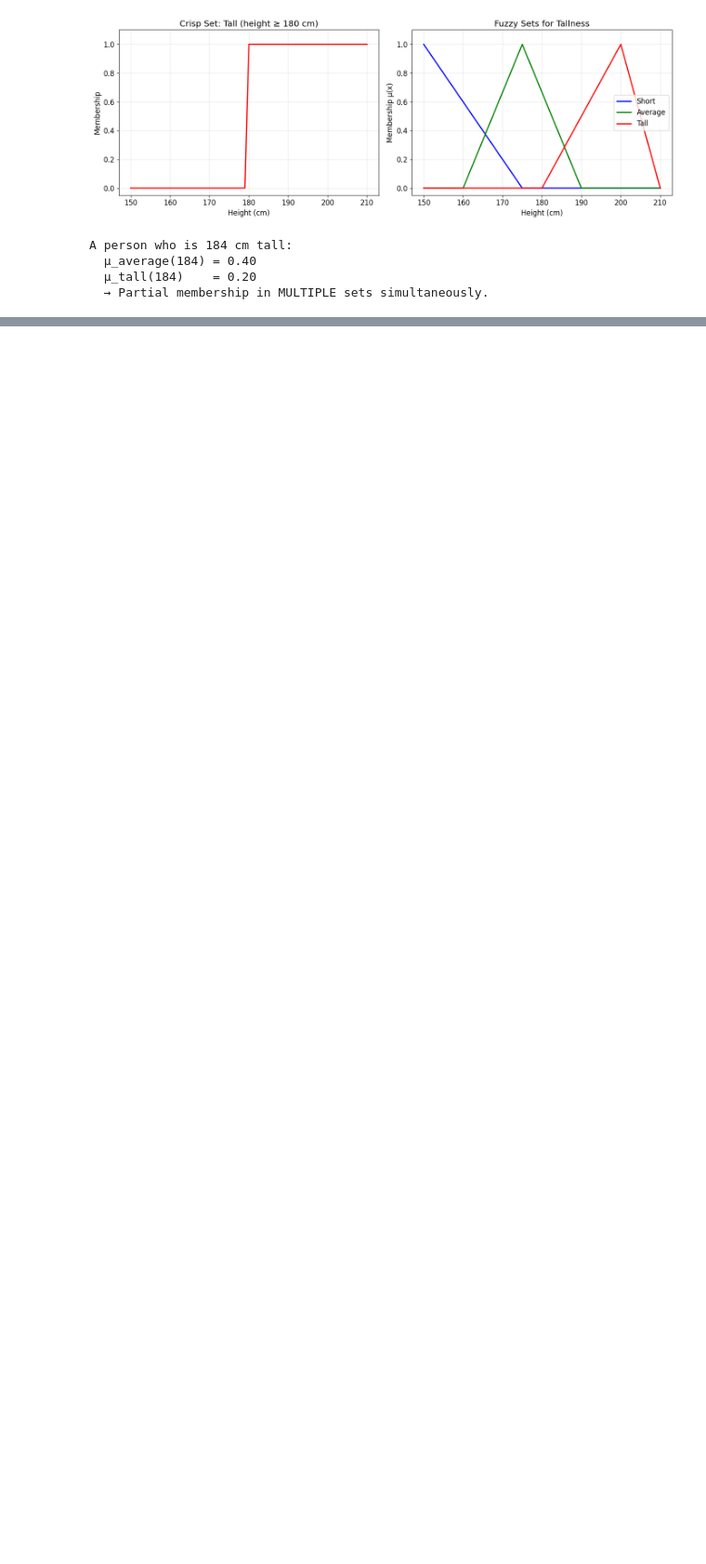
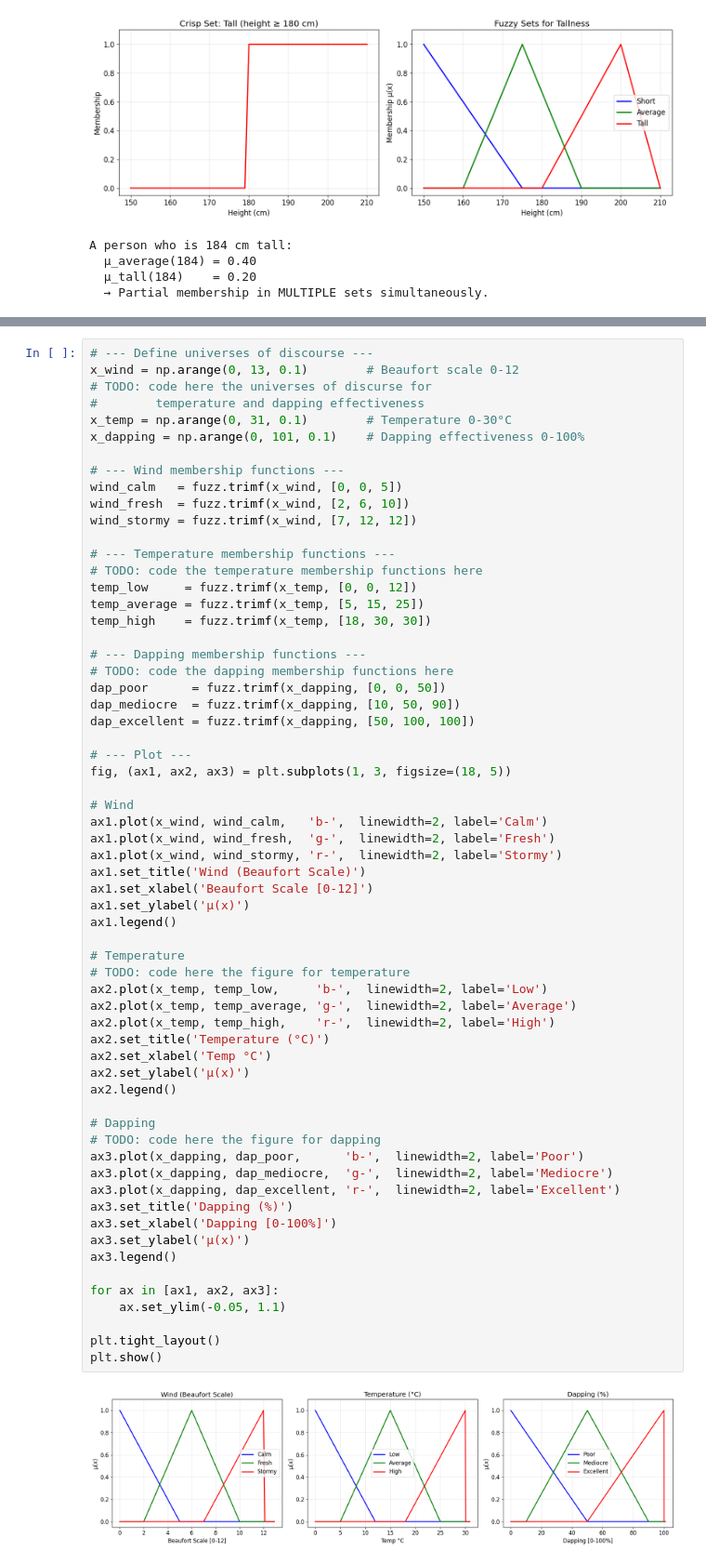
Before and after one commit to TiffanyYongNgikChee/ai-neural-network, a Jupyter notebook: lab4/lab4.ipynb, the cells around one changed output, grey strips where cells are left out. Shown at 93% size. Saved outputs shown, nothing was run; the diff lists cells and outputs as text; blank space fills up the shorter version.

```diff
--- a/lab4/lab4.ipynb
+++ b/lab4/lab4.ipynb
@@ -102,0 +180,64 @@ A person who is 184 cm tall:
+# %%
+# --- Define universes of discourse ---
+x_wind = np.arange(0, 13, 0.1)        # Beaufort scale 0-12
+# TODO: code here the universes of discurse for
+#        temperature and dapping effectiveness
+x_temp = np.arange(0, 31, 0.1)        # Temperature 0-30°C
+x_dapping = np.arange(0, 101, 0.1)    # Dapping effectiveness 0-100%
+
+# --- Wind membership functions ---
+wind_calm   = fuzz.trimf(x_wind, [0, 0, 5])
+wind_fresh  = fuzz.trimf(x_wind, [2, 6, 10])
+wind_stormy = fuzz.trimf(x_wind, [7, 12, 12])
+
+# --- Temperature membership functions ---
+# TODO: code the temperature membership functions here
+temp_low     = fuzz.trimf(x_temp, [0, 0, 12])
+temp_average = fuzz.trimf(x_temp, [5, 15, 25])
+temp_high    = fuzz.trimf(x_temp, [18, 30, 30])
+
+# --- Dapping membership functions ---
+# TODO: code the dapping membership functions here
+dap_poor      = fuzz.trimf(x_dapping, [0, 0, 50])
+dap_mediocre  = fuzz.trimf(x_dapping, [10, 50, 90])
+dap_excellent = fuzz.trimf(x_dapping, [50, 100, 100])
+
+# --- Plot ---
+fig, (ax1, ax2, ax3) = plt.subplots(1, 3, figsize=(18, 5))
+
+# Wind
+ax1.plot(x_wind, wind_calm,   'b-',  linewidth=2, label='Calm')
+ax1.plot(x_wind, wind_fresh,  'g-',  linewidth=2, label='Fresh')
+ax1.plot(x_wind, wind_stormy, 'r-',  linewidth=2, label='Stormy')
+ax1.set_title('Wind (Beaufort Scale)')
+ax1.set_xlabel('Beaufort Scale [0-12]')
+ax1.set_ylabel('μ(x)')
+ax1.legend()
+
+# Temperature
+# TODO: code here the figure for temperature
+ax2.plot(x_temp, temp_low,     'b-',  linewidth=2, label='Low')
+ax2.plot(x_temp, temp_average, 'g-',  linewidth=2, label='Average')
+ax2.plot(x_temp, temp_high,    'r-',  linewidth=2, label='High')
+ax2.set_title('Temperature (°C)')
+ax2.set_xlabel('Temp °C')
+ax2.set_ylabel('μ(x)')
+ax2.legend()
+
+# Dapping
+# TODO: code here the figure for dapping
+ax3.plot(x_dapping, dap_poor,      'b-',  linewidth=2, label='Poor')
+ax3.plot(x_dapping, dap_mediocre,  'g-',  linewidth=2, label='Mediocre')
+ax3.plot(x_dapping, dap_excellent, 'r-',  linewidth=2, label='Excellent')
+ax3.set_title('Dapping (%)')
+ax3.set_xlabel('Dapping [0-100%]')
+ax3.set_ylabel('μ(x)')
+ax3.legend()
+
+for ax in [ax1, ax2, ax3]:
+    ax.set_ylim(-0.05, 1.1)
+
+plt.tight_layout()
+plt.show()
+# %% [output]
+[figure, added]
```
Also changed, not shown: parts of 5 cells of this notebook.
